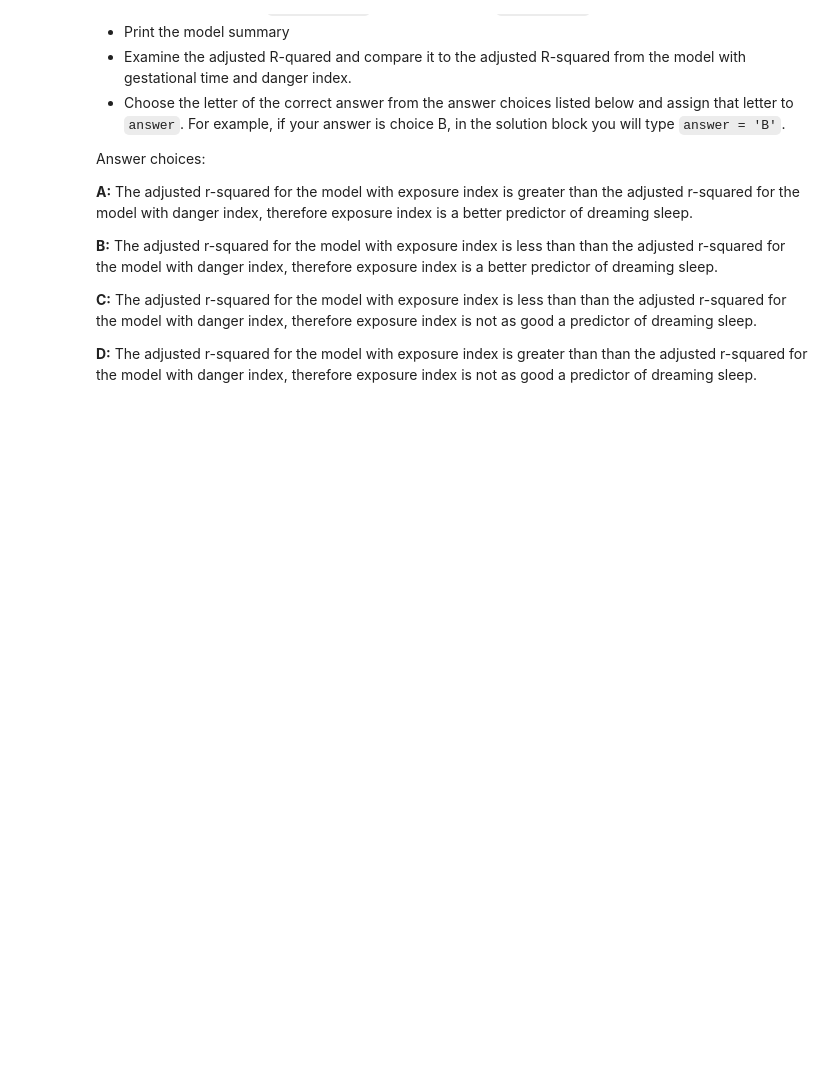
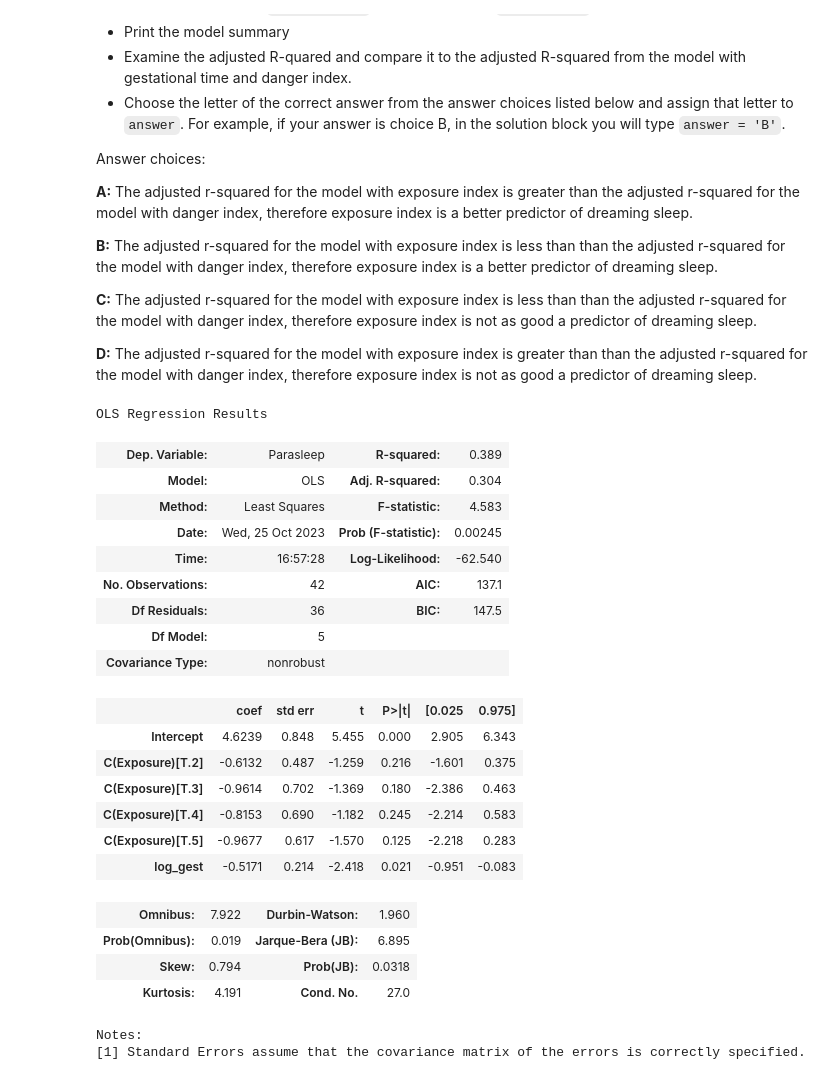
Before and after one commit to sikoh/DS-Linear-Algebra, a Jupyter notebook: Multiple-Regression/DS_MultipleRegression_Homework.ipynb, the cells around one changed output. Cells and saved outputs as stored; diff of their text form; code cells hidden in the pictures; blank space fills up the shorter version.

```diff
--- a/Multiple-Regression/DS_MultipleRegression_Homework.ipynb
+++ b/Multiple-Regression/DS_MultipleRegression_Homework.ipynb
@@ -496,8 +592,35 @@ Answer choices:
 # %%
 # Task 16
 
 # YOUR CODE HERE
-raise NotImplementedError()
+#raise NotImplementedError()
+answer = "C"
+model_sleep2 = ols('Parasleep ~ log_gest + C(Exposure)', data = df_sleep).fit()
+model_sleep2.summary()
+# %% [output]
+OLS Regression Results
+| Dep. Variable: | Parasleep | R-squared: | 0.389 |
+| Model: | OLS | Adj. R-squared: | 0.304 |
+| Method: | Least Squares | F-statistic: | 4.583 |
+| Date: | Wed, 25 Oct 2023 | Prob (F-statistic): | 0.00245 |
+| Time: | 16:57:28 | Log-Likelihood: | -62.540 |
+| No. Observations: | 42 | AIC: | 137.1 |
+| Df Residuals: | 36 | BIC: | 147.5 |
+| Df Model: | 5 |  |  |
+| Covariance Type: | nonrobust |  |  |
+|  | coef | std err | t | P>|t| | [0.025 | 0.975] |
+| Intercept | 4.6239 | 0.848 | 5.455 | 0.000 | 2.905 | 6.343 |
+| C(Exposure)[T.2] | -0.6132 | 0.487 | -1.259 | 0.216 | -1.601 | 0.375 |
+| C(Exposure)[T.3] | -0.9614 | 0.702 | -1.369 | 0.180 | -2.386 | 0.463 |
+| C(Exposure)[T.4] | -0.8153 | 0.690 | -1.182 | 0.245 | -2.214 | 0.583 |
+| C(Exposure)[T.5] | -0.9677 | 0.617 | -1.570 | 0.125 | -2.218 | 0.283 |
+| log_gest | -0.5171 | 0.214 | -2.418 | 0.021 | -0.951 | -0.083 |
+| Omnibus: | 7.922 | Durbin-Watson: | 1.960 |
+| Prob(Omnibus): | 0.019 | Jarque-Bera (JB): | 6.895 |
+| Skew: | 0.794 | Prob(JB): | 0.0318 |
+| Kurtosis: | 4.191 | Cond. No. | 27.0 |
+Notes:
+[1] Standard Errors assume that the covariance matrix of the errors is correctly specified.
 # %%
 # Task 16 - Test
 # Hidden tests - you will see the results when you submit to Canvas
```
Also changed, not shown: parts of 10 cells of this notebook.
